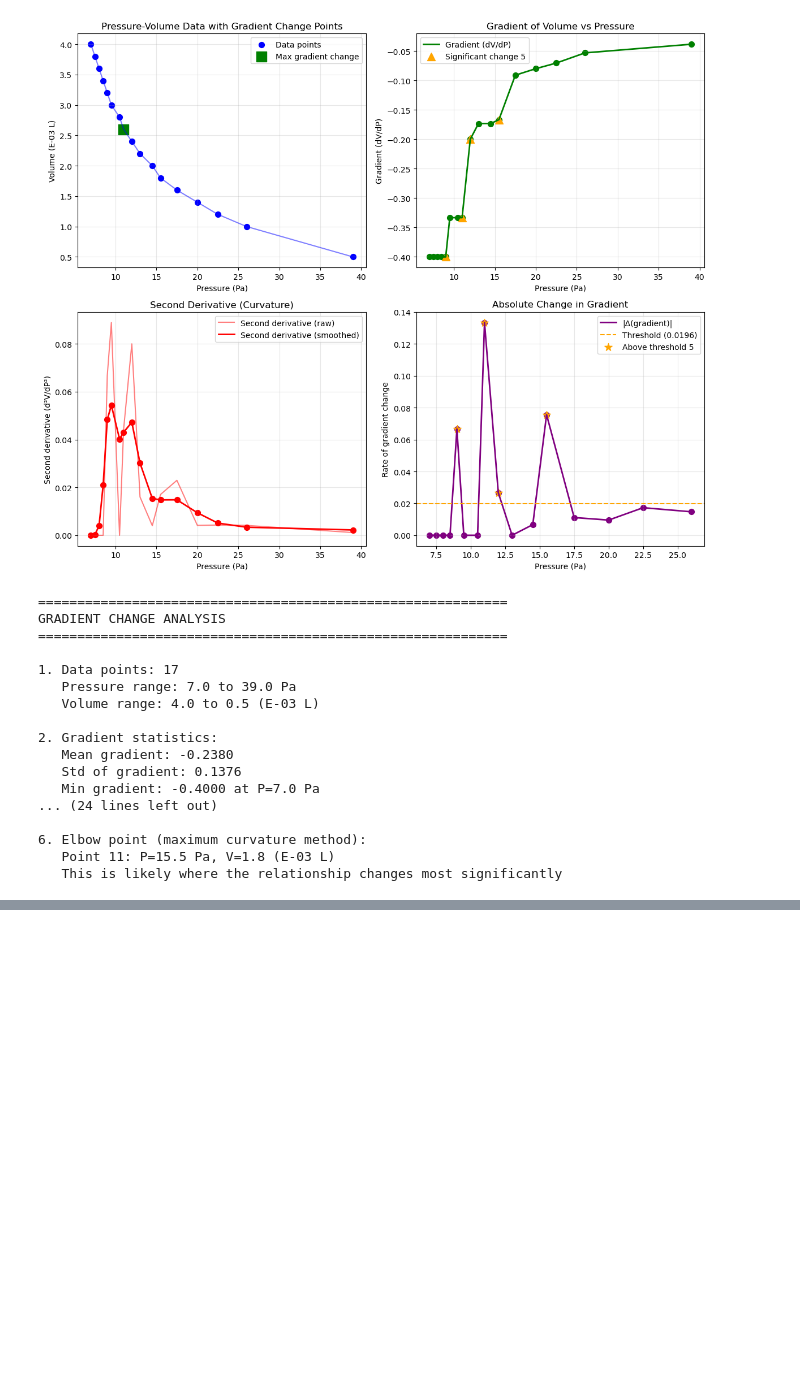
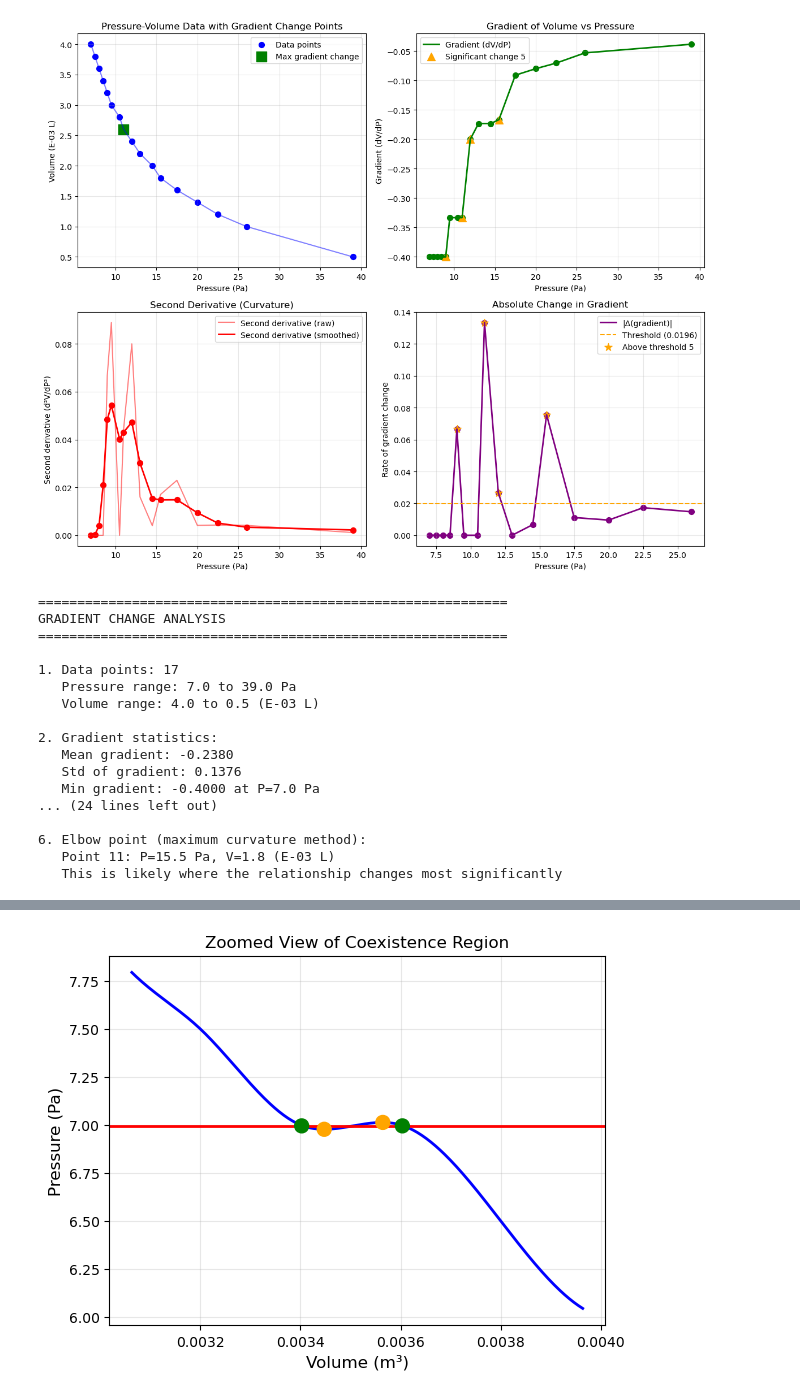
Before and after one commit to nomushu/Experiment-6, a Jupyter notebook: Test.ipynb, the cells around one changed output, grey strips where cells are left out. Cells and saved outputs as stored; diff of their text form; code cells hidden in the pictures; blank space fills up the shorter version.

Commit message:
Maxwell given

```diff
--- a/Test.ipynb
+++ b/Test.ipynb
@@ -183,0 +1315,96 @@ GRADIENT CHANGE ANALYSIS
+# %%
+if len(maxima_indices) > 0 and len(minima_indices) > 0:
+    # Take the most prominent maxima and minima (usually there's one of each)
+    v_max = volume_fine[maxima_indices[0]]
+    p_max = pressure_fine[maxima_indices[0]]
+    v_min = volume_fine[minima_indices[0]]
+    p_min = pressure_fine[minima_indices[0]]
+
+    print(f"\nSpinodal points:")
+    print(f"  Local maximum: V = {v_max:.6f} m³, P = {p_max:.3f} Pa")
+    print(f"  Local minimum: V = {v_min:.6f} m³, P = {p_min:.3f} Pa")
+
+    # Maxwell construction: Find pressure P_m where areas are equal
+    def area_difference(P_m):
+        """Calculate difference between areas above and below P_m"""
+        # Find volumes where P = P_m (intersection points)
+        # We need to find three intersection points: v1 (liquid), v2 (middle), v3 (vapor)
+
+        # Find where pressure_fine crosses P_m
+        crossings = np.where(np.diff(np.sign(pressure_fine - P_m)))[0]
+
+        if len(crossings) < 3:
+            return np.inf  # Not enough crossings
+
+        # The crossings should be: v1 < v_max < v2 < v_min < v3
+        v1 = volume_fine[crossings[0]]  # Liquid side
+        v2 = volume_fine[crossings[1]]  # Middle crossing (unstable region)
+        v3 = volume_fine[crossings[2]]  # Vapor side
+
+        # Calculate area A1: ∫ from v1 to v2 of (P - P_m) dV
+        mask1 = (volume_fine >= v1) & (volume_fine <= v2)
+        if np.sum(mask1) < 2:
+            return np.inf
+
+        v1_range = volume_fine[mask1]
+        p1_range = pressure_fine[mask1]
+
+        # Calculate area A2: ∫ from v2 to v3 of (P_m - P) dV
+        mask2 = (volume_fine >= v2) & (volume_fine <= v3)
+        if np.sum(mask2) < 2:
+            return np.inf
+
+        v2_range = volume_fine[mask2]
+        p2_range = pressure_fine[mask2]
+
+        # Numerical integration using Simpson's rule
+        A1 = simpson(p1_range - P_m, v1_range)
+        A2 = simpson(P_m - p2_range, v2_range)
+
+        # Return absolute difference (we want A1 = A2)
+        return abs(A1 - A2)
+
+    # Find P_m that minimizes area difference
+    # Search between p_min and p_max
+    bounds = (p_min, p_max)
+
+    # Try multiple starting points
+    P_m_candidates = []
+    area_diffs = []
+
+    for P_start in np.linspace(p_min, p_max, 20):
+        result = minimize(area_difference, P_start, bounds=[bounds], method='L-BFGS-B')
+        if result.success:
+            P_m_candidates.append(result.x[0])
+            area_diffs.append(result.fun)
+
+    if P_m_candidates:
+        # Take the best result (smallest area difference)
+        best_idx = np.argmin(area_diffs)
+        P_m = P_m_candidates[best_idx]
+
+        # Now find the corresponding volumes
+        # Find crossings at P_m
+        crossings = np.where(np.diff(np.sign(pressure_fine - P_m)))[0]
+        if len(crossings) >= 3:
+            v_liquid = volume_fine[crossings[0]]
+            v_vapor = volume_fine[crossings[2]]
+
+            v_zoom_min = v_liquid * 0.9
+            v_zoom_max = v_vapor * 1.1
+            zoom_mask = (volume_fine >= v_zoom_min) & (volume_fine <= v_zoom_max)
+
+            plt.plot(volume_fine[zoom_mask], pressure_fine[zoom_mask], 'b-', linewidth=2)
+            plt.axhline(y=P_m, color='red', linestyle='-', linewidth=2)
+
+            # Mark key points
+            plt.scatter([v_liquid, v_max, v_min, v_vapor],
+                       [P_m, p_max, p_min, P_m],
+                       color=['green', 'orange', 'orange', 'green'],
+                       s=100, zorder=5)
+
+            plt.xlabel('Volume (m³)', fontsize=12)
+            plt.ylabel('Pressure (Pa)', fontsize=12)
+            plt.title('Zoomed View of Coexistence Region', fontsize=12)
+            plt.grid(True, alpha=0.3)
+# %% [output]
@@ -183,0 +1414 @@ GRADIENT CHANGE ANALYSIS
+[figure, added]
```
Also changed, not shown: parts of 6 cells of this notebook, 1 other file.
